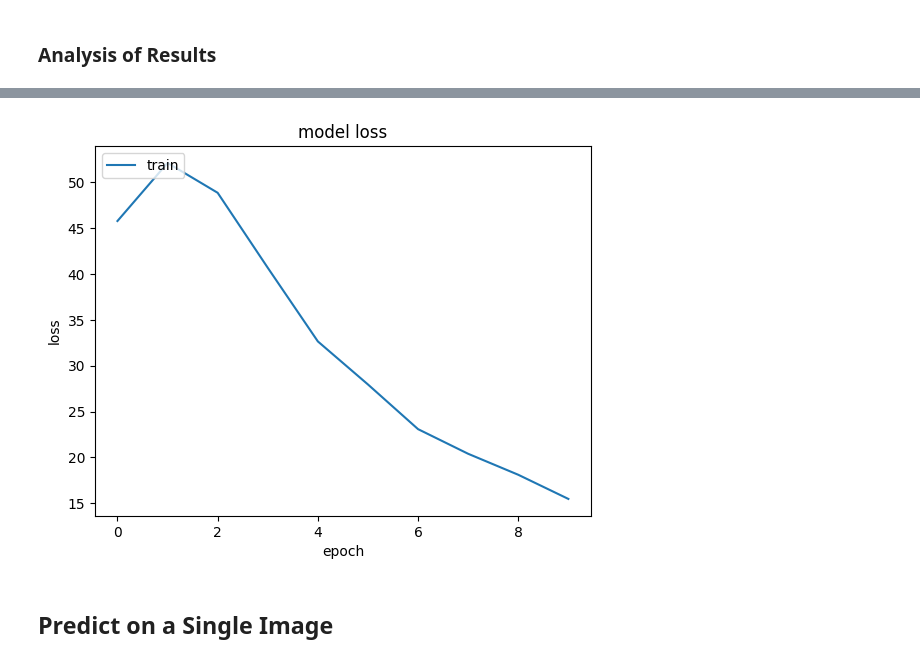
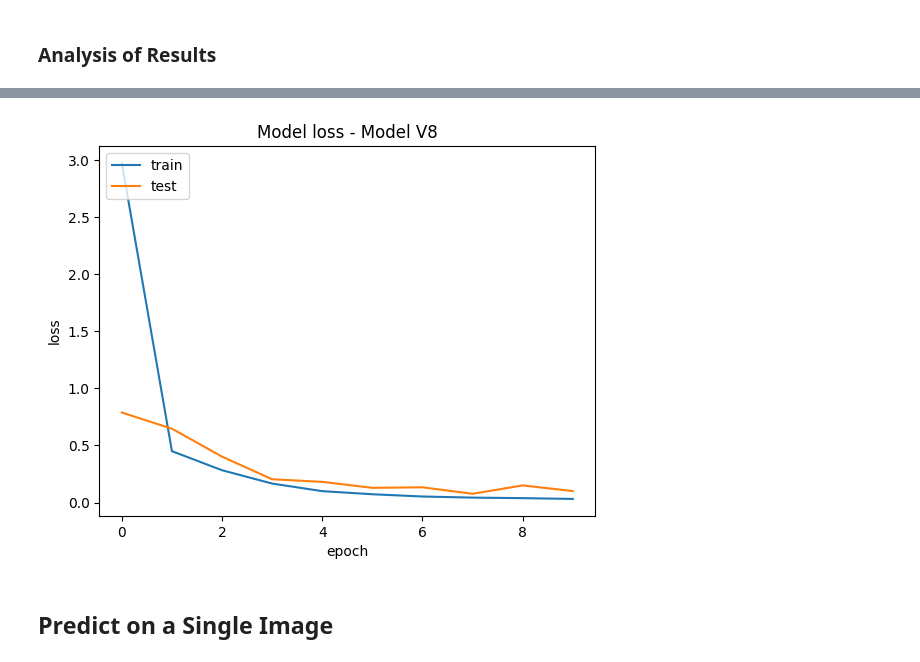
Before and after one commit to AIBC2024/Group2_Project3_AI_Chatbot, a Jupyter notebook: MRI_dementia_classification_load_model.ipynb, the cells around one changed output, grey strips where cells are left out. Cells and saved outputs as stored; diff of their text form; code cells hidden in the pictures.

```diff
--- a/MRI_dementia_classification_load_model.ipynb
+++ b/MRI_dementia_classification_load_model.ipynb
@@ -217,7 +229,7 @@ model = load_model('saved_models/dementia_cnn_sequential_model_V10.keras')
 # Load the pickle file into history
 import pickle
 
-with open('saved_models/dementia_cnn_sequential_history_V10.pkl', 'rb') as f:
+with open('saved_models/dementia_cnn_sequential_4_history_V2.pkl', 'rb') as f:
     history_dict = pickle.load(f)
 
 class History:
@@ -293,14 +305,14 @@ plt.show()
 # %%
 # summarize history for loss
 plt.plot(history.history['loss'])
-# plt.plot(history.history['val_loss'])
-plt.title('model loss')
+plt.plot(history.history['val_loss'])
+plt.title('Model loss - Model V8')
 plt.ylabel('loss')
 plt.xlabel('epoch')
 plt.legend(['train', 'test'], loc='upper left')
 plt.show()
 # %% [output]
-[figure, old version]
+[figure, new version]
 # %% [markdown]
 ## Predict on a Single Image
 # %%
```
Also changed, not shown: parts of 15 cells of this notebook, 1 other file.
